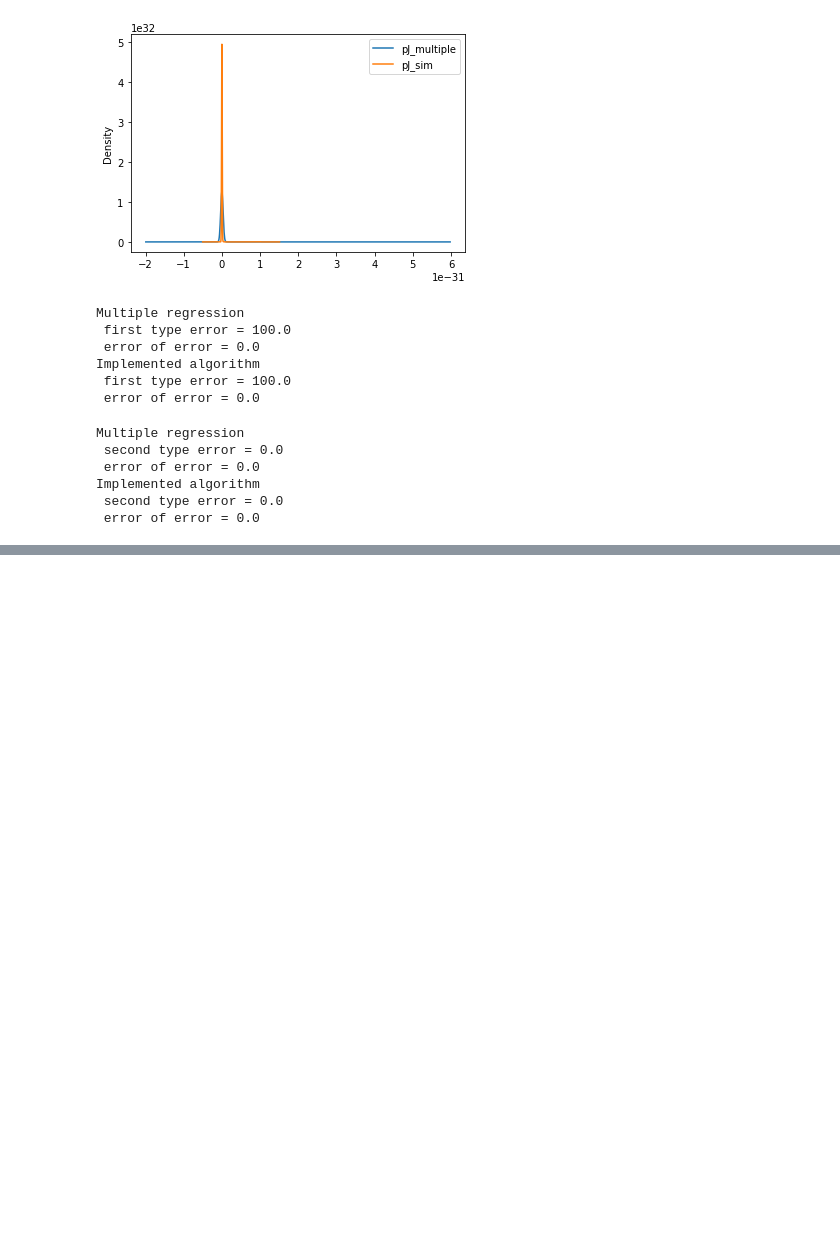
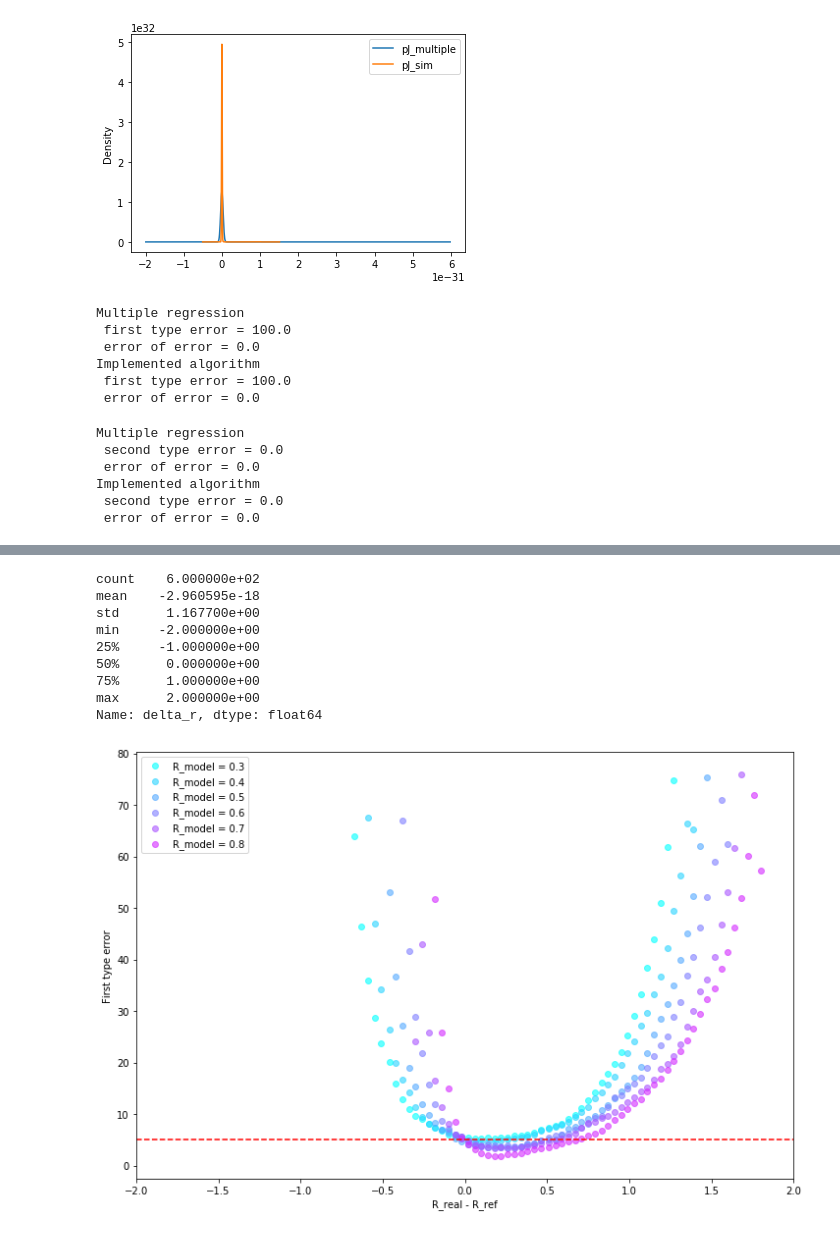
Before and after one commit to SSlavskii/cojo-robustness, a Jupyter notebook: src/results.ipynb, the cells around one changed output, grey strips where cells are left out. Drawn from its saved outputs; the diff is of its cells as text; code cells hidden in the pictures; blank space fills up the shorter version.

```diff
--- a/src/results.ipynb
+++ b/src/results.ipynb
@@ -203,0 +235,63 @@ distr_p_value.head()
+# %%
+first_type_error = pd.read_csv("./cojo-robustness/out/first_type_error.tsv", sep='\t')
+NUMBER_OF_ITERATIONS = 1000
+# first_type_error.ref_r.apply(float)
+# first_type_error.joint_p.apply(float)
+
+first_type_error = first_type_error.round({'delta_r': 2})
+
+plotting_data = {"delta_r": [], "first_type_error": [], "sim_r": []}
+
+for sim_r in first_type_error.sim_r.unique():
+    first_type_error_sim_r = first_type_error[first_type_error.sim_r == sim_r]
+    for delta_r_i in first_type_error_sim_r.delta_r.unique():
+        # print(first_type_error[first_type_error["ref_r"] == float(ref_r_i)].joint_p < 0.05, end=' ')
+        plotting_data["first_type_error"].append(
+            sum(first_type_error_sim_r[first_type_error_sim_r.delta_r == float(delta_r_i)].joint_p < 0.05)
+            / first_type_error_sim_r[first_type_error_sim_r.delta_r == float(delta_r_i)].shape[0] * 100)
+        # print(sum(first_type_error[first_type_error["ref_r"] == float(ref_r_i)].joint_p < 0.05) / 1000 * 100)
+        plotting_data["delta_r"].append(delta_r_i)
+        plotting_data["sim_r"].append(sim_r)
+
+plotting_data = pd.DataFrame.from_dict(plotting_data)
+
+fig, ax = plt.subplots(figsize=(12, 8))
+
+cool = cm = plt.get_cmap('cool')
+cNorm = colors.Normalize(vmin=0, vmax=len(first_type_error.sim_r.unique()))
+scalarMap = cmx.ScalarMappable(norm=cNorm, cmap=cool)
+
+print(plotting_data.delta_r.describe())
+
+for i, sim_r in enumerate(first_type_error.sim_r.unique()):
+    color_value = scalarMap.to_rgba(i)
+    plotting_data_sim_r = plotting_data[(plotting_data.sim_r == sim_r) &
+                                        (plotting_data.delta_r <= 1.0 + sim_r) &
+                                        (plotting_data.delta_r >= -(1.0 - sim_r))]
+    ax.scatter(x=plotting_data_sim_r.delta_r,
+               y=plotting_data_sim_r.first_type_error,
+               c=scalarMap.to_rgba(i),
+               label="R_model = {sim_r}".format(sim_r=sim_r),
+               alpha = 0.6)
+
+ax.set_xlabel("R_real - R_ref")
+ax.set_ylabel("First type error")
+
+ax.set_xlim((-2.0, 2.00))
+
+ax.axhline(y=5.0, color='red', linestyle='--')
+plt.legend(loc=2)
+plt.savefig("/home/aleksandr/HiddenDesktop/Bachelor's work/cojo-robustness/out/first_type_error_vs_delta_r.png", dpi=300)
+plt.show()
+plt.close()
+# %% [output]
+count    6.000000e+02
+mean    -2.960595e-18
+std      1.167700e+00
+min     -2.000000e+00
+25%     -1.000000e+00
+50%      0.000000e+00
+75%      1.000000e+00
+max      2.000000e+00
+Name: delta_r, dtype: float64
+[figure, added]
```
Also changed, not shown: parts of 5 cells of this notebook, 17 other files.
